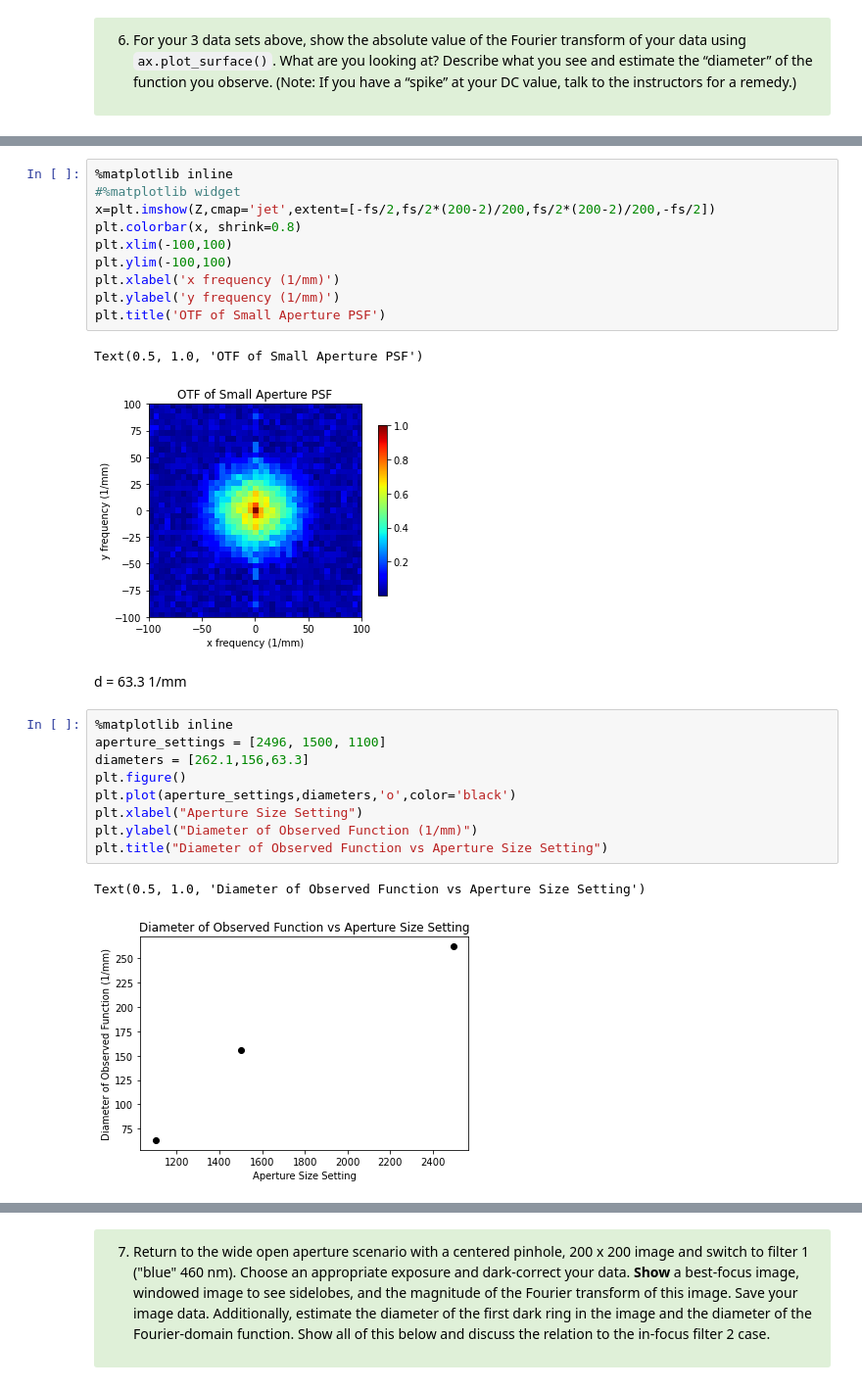
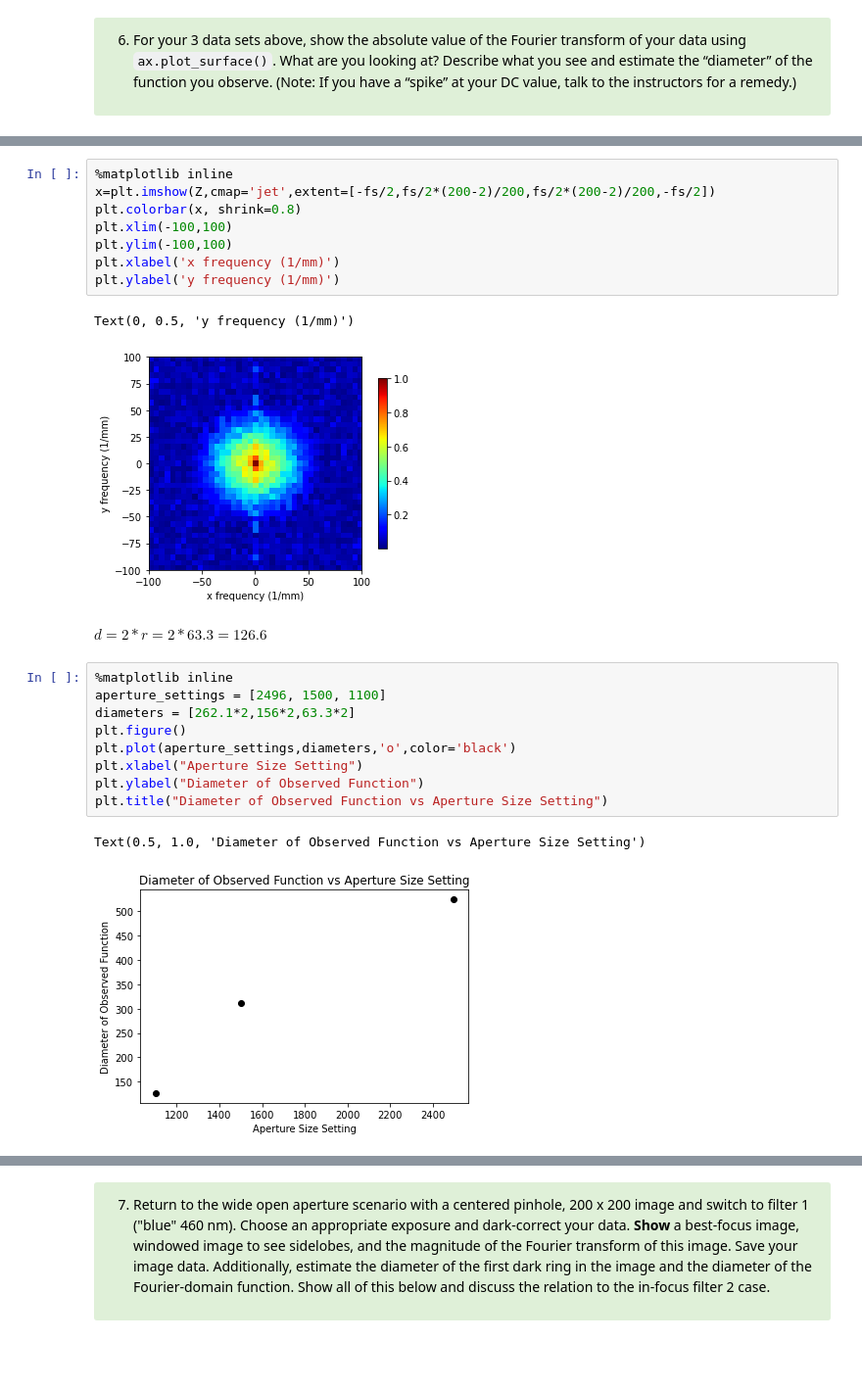
Before and after one commit to dishamishra/Labs_Imager, a Jupyter notebook: Lab3 Part2 (Clean).ipynb, the cells around one changed output, grey strips where cells are left out. Shown at 98% size. Drawn from its saved outputs; the diff is of its cells as text; blank space fills up the shorter version.

```diff
--- a/Lab3 Part2 (Clean).ipynb
+++ b/Lab3 Part2 (Clean).ipynb
@@ -468,28 +461,26 @@ plt.show()
 # %%
 %matplotlib inline
-#%matplotlib widget
 x=plt.imshow(Z,cmap='jet',extent=[-fs/2,fs/2*(200-2)/200,fs/2*(200-2)/200,-fs/2])
 plt.colorbar(x, shrink=0.8)
 plt.xlim(-100,100)
 plt.ylim(-100,100)
 plt.xlabel('x frequency (1/mm)')
 plt.ylabel('y frequency (1/mm)')
-plt.title('OTF of Small Aperture PSF')
 # %% [output]
-Text(0.5, 1.0, 'OTF of Small Aperture PSF')
+Text(0, 0.5, 'y frequency (1/mm)')
-[figure, old version]
+[figure, new version]
-# %% [markdown]
-d = 63.3 1/mm
+# %% [markdown]
+$d = 2 * r = 2 * 63.3 = 126.6$
 # %%
 %matplotlib inline
 aperture_settings = [2496, 1500, 1100]
-diameters = [262.1,156,63.3]
+diameters = [262.1*2,156*2,63.3*2]
 plt.figure()
 plt.plot(aperture_settings,diameters,'o',color='black')
 plt.xlabel("Aperture Size Setting")
-plt.ylabel("Diameter of Observed Function (1/mm)")
+plt.ylabel("Diameter of Observed Function")
 plt.title("Diameter of Observed Function vs Aperture Size Setting")
 # %% [output]
 Text(0.5, 1.0, 'Diameter of Observed Function vs Aperture Size Setting')
-[figure, old version]
+[figure, new version]
 # %% [markdown]
```
Also changed, not shown: parts of 23 cells of this notebook.
